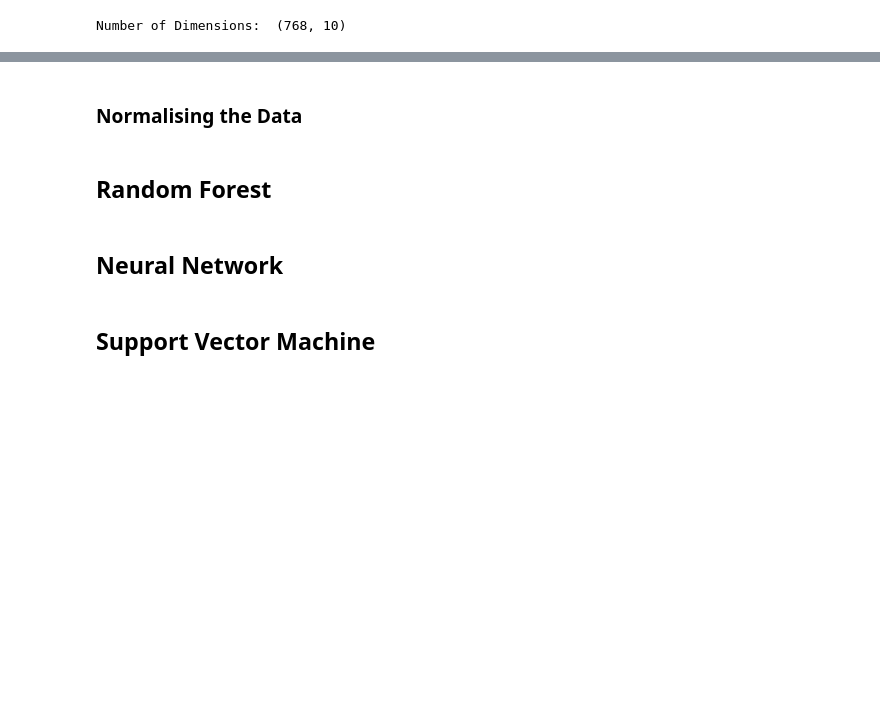
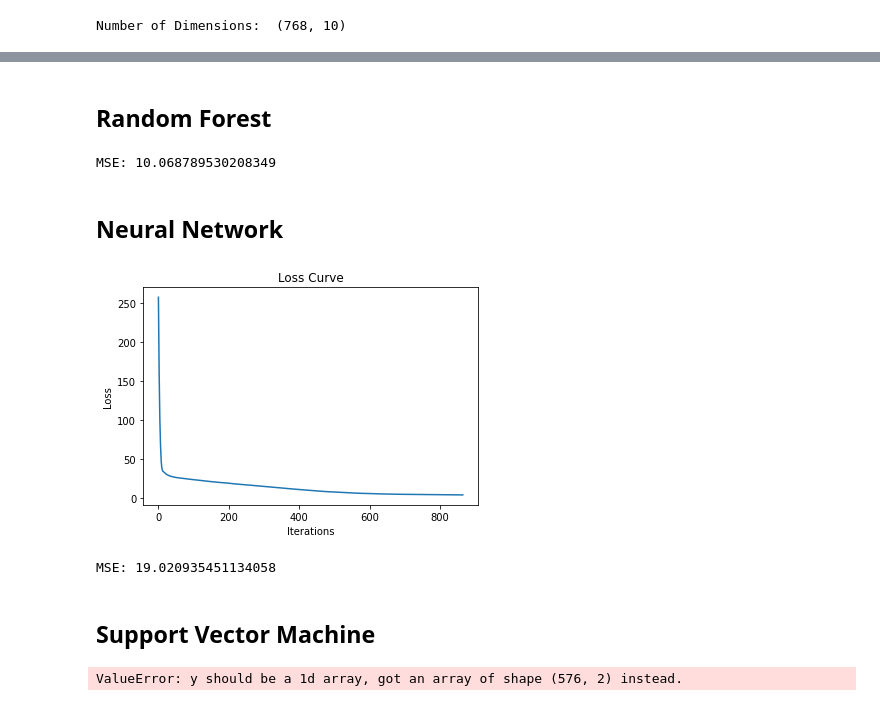
Before and after one commit to Dodecahedrane/COMP-2002-Assignment, a Jupyter notebook: Assignment Notebook.ipynb, the cells around one changed output, grey strips where cells are left out. Drawn from its saved outputs; the diff is of its cells as text; code cells hidden in the pictures; blank space fills up the shorter version.

```diff
--- a/Assignment Notebook.ipynb
+++ b/Assignment Notebook.ipynb
@@ -147,6 +164,7 @@ We will now reduce the dimensionality of the data
 # %%
-pca = PCA(1)
+pca = PCA(4)
 trainInputsPCA = pca.fit_transform(trainInputs)
+testInputsPCA = pca.fit_transform(testInputs)
 # %%
 trainInputsPCA.shape
 # %% [output]
@@ -154,8 +172,37 @@ trainInputsPCA.shape
-# %% [markdown]
-### Normalising the Data
 # %% [markdown]
 ## Random Forest
+# %%
+rf = RandomForestRegressor()
+rf.fit(trainInputsPCA, trainTargets)
+
+outputs = rf.predict(testInputsPCA)
+# %%
+print("MSE: " + str(mean_squared_error(testTargets, outputs)))
+# %% [output]
+MSE: 10.068789530208349
 # %% [markdown]
 ## Neural Network
+# %%
+regressor = MLPRegressor(max_iter=1000)
+regressor.fit(trainInputsPCA, trainTargets)
+outputs = regressor.predict(testInputsPCA)
+# %%
+plt.plot(regressor.loss_curve_)
+plt.title("Loss Curve")
+plt.xlabel('Iterations')
+plt.ylabel('Loss')
+plt.show()
+# %% [output]
+[figure, added]
+# %%
+print("MSE: " + str(mean_squared_error(testTargets, outputs)))
+# %% [output]
+MSE: 19.020935451134058
 # %% [markdown]
 ## Support Vector Machine
+# %%
+classifier = svm.SVC(gamma="auto")
+classifier.fit(trainInputsPCA, trainTargets)
+classifiedData = classifier.predict(testInputsPCA)
+# %% [output]
+ValueError: y should be a 1d array, got an array of shape (576, 2) instead.
```
Also changed, not shown: parts of 16 cells of this notebook.
